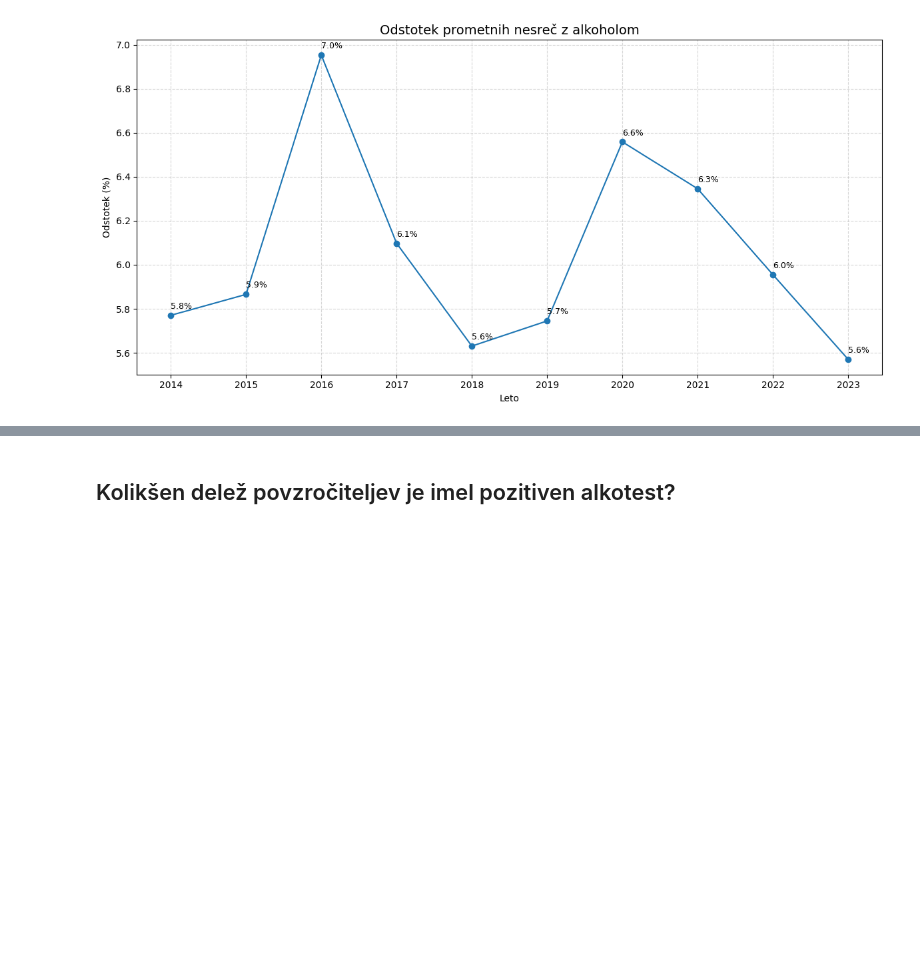
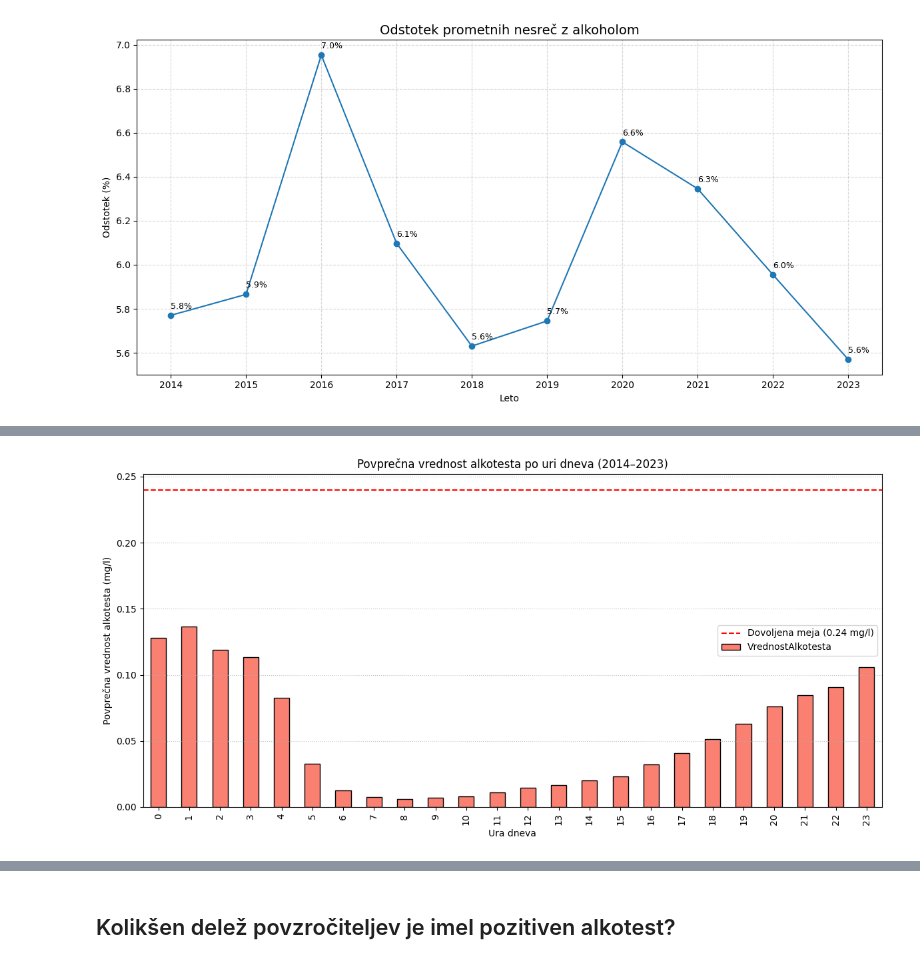
Before and after one commit to TeamsInsane/PR25_3, a Jupyter notebook: simple.ipynb, the cells around one changed output, grey strips where cells are left out. Drawn from its saved outputs; the diff is of its cells as text; code cells hidden in the pictures; blank space fills up the shorter version.

```diff
--- a/simple.ipynb
+++ b/simple.ipynb
@@ -66,0 +100,31 @@ plt.show()
+# %%
+import pandas as pd
+import matplotlib.pyplot as plt
+
+alko_data = data.copy()
+alko_data["VrednostAlkotesta"] = pd.to_numeric(
+    alko_data["VrednostAlkotesta"].astype(str).str.replace(",", ".").str.strip(),
+    errors="coerce"
+)
+alko_data = alko_data.dropna(subset=["VrednostAlkotesta"])
+alko_data = alko_data[alko_data["VrednostAlkotesta"] >= 0]
+
+alko_data["UraPN"] = alko_data["UraPN"].astype(str).str.replace(",", ".").str.strip()
+alko_data = alko_data[alko_data["UraPN"].str.match(r"^\d+(\.\d+)?$")]  # odstrani čudne vrednosti
+alko_data["UraPN"] = alko_data["UraPN"].astype(float).astype(int)
+
+
+avg_by_hour = alko_data.groupby("UraPN")["VrednostAlkotesta"].mean()
+
+plt.figure(figsize=(12, 6))
+avg_by_hour.plot(kind="bar", color="salmon", edgecolor="black")
+plt.axhline(y=0.24, color="red", linestyle="--", label="Dovoljena meja (0.24 mg/l)")
+plt.xlabel("Ura dneva")
+plt.ylabel("Povprečna vrednost alkotesta (mg/l)")
+plt.title("Povprečna vrednost alkotesta po uri dneva (2014–2023)")
+plt.legend()
+plt.grid(axis="y", linestyle=":", alpha=0.7)
+plt.tight_layout()
+plt.show()
+# %% [output]
+[figure, added]
```
Also changed, not shown: parts of 27 cells of this notebook.
